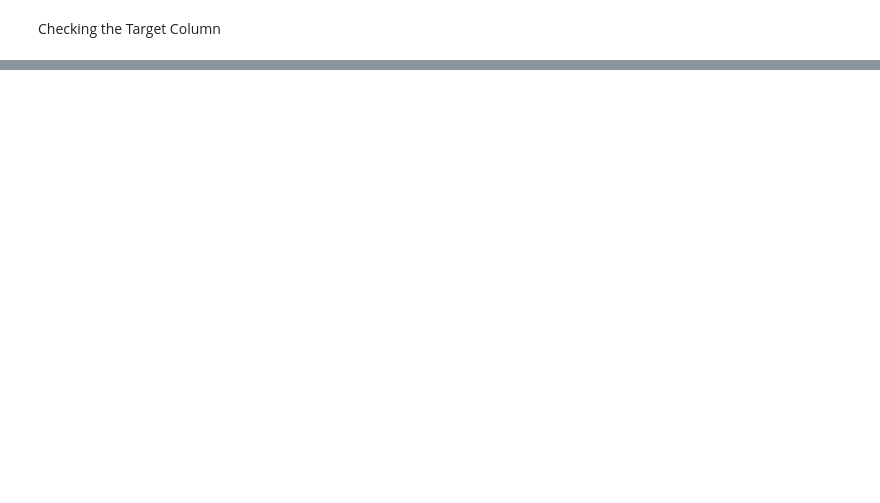
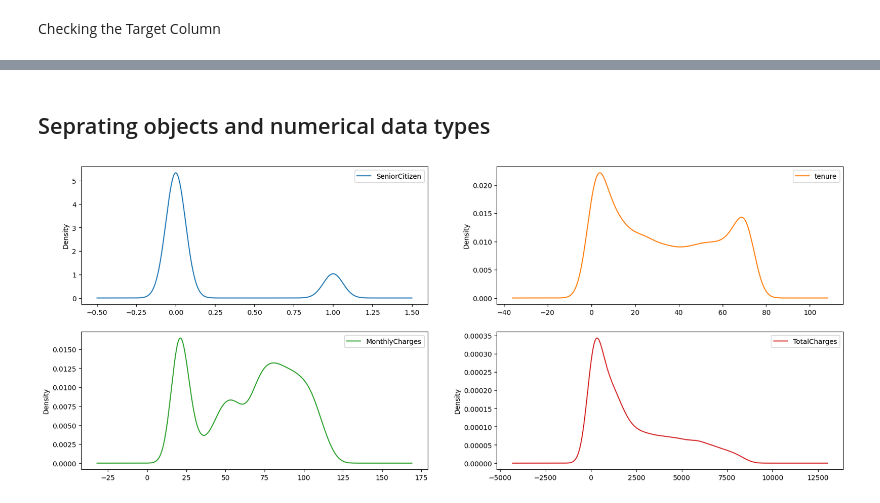
Before and after one commit to FasilHameed/Churn-Analysis--Imbalanced-DataSet, a Jupyter notebook: Churn.ipynb, the cells around one changed output, grey strips where cells are left out. Drawn from its saved outputs; the diff is of its cells as text; code cells hidden in the pictures; blank space fills up the shorter version.

```diff
--- a/Churn.ipynb
+++ b/Churn.ipynb
@@ -296,0 +292,14 @@ Addressing the class imbalance issue is crucial for developing robust and reliab
+# %% [markdown]
+## Seprating objects and numerical data types
+# %%
+categorical_feature = data.dtypes==object
+final_categorical_feature = data.columns[categorical_feature].tolist()
+
+#------------------------------------------------------
+numeric_feature = data.dtypes!=object
+final_numeric_feature = data.columns[numeric_feature].tolist()
+# %%
+data[final_numeric_feature].plot(kind='density', subplots=True, layout=(2,2), sharex=False, figsize= (20,8))
+plt.show()
+# %% [output]
+[figure, added]
```
Also changed, not shown: parts of 34 cells of this notebook.
